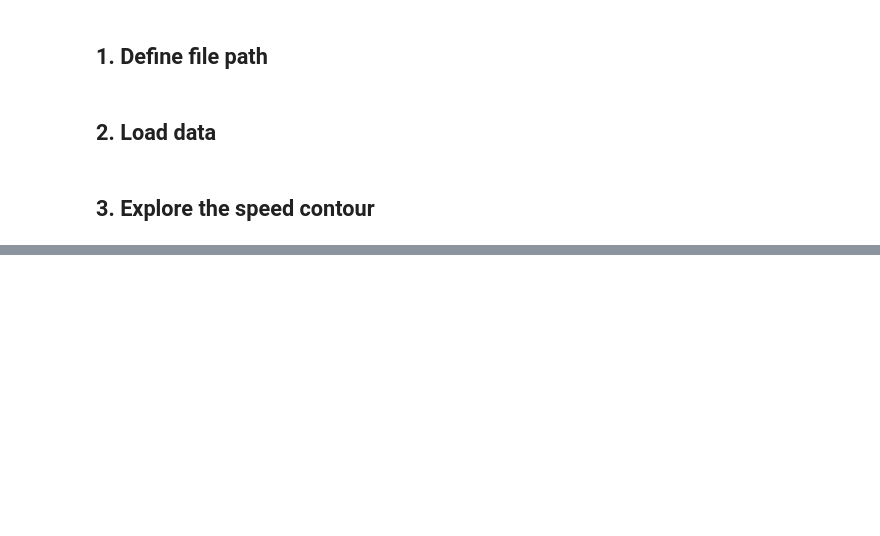
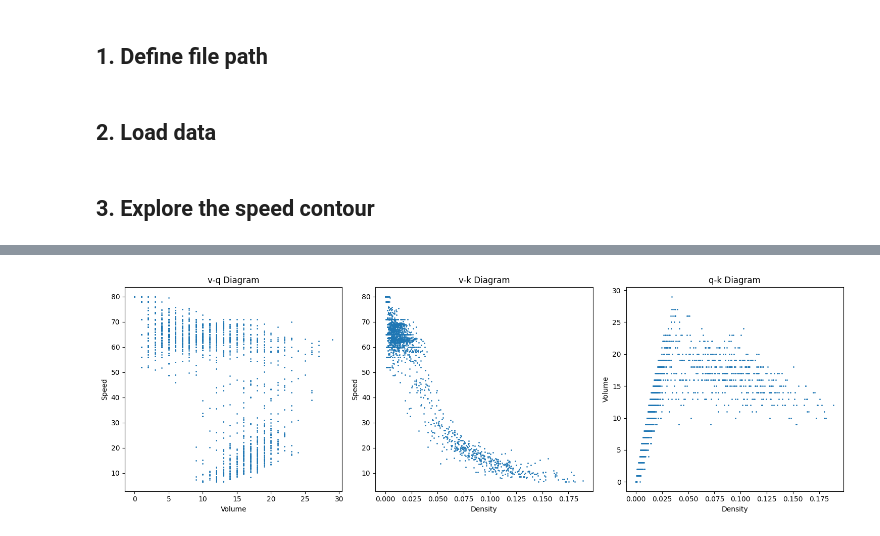
Before and after one commit to jingxuehan0707/ce593, a Jupyter notebook: project_task_03.ipynb, the cells around one changed output, grey strips where cells are left out. Drawn from its saved outputs; the diff is of its cells as text; code cells hidden in the pictures; blank space fills up the shorter version.

```diff
--- a/project_task_03.ipynb
+++ b/project_task_03.ipynb
@@ -42,0 +81,14 @@ Index(['402136', '402737', '403316', '409720', '410545'], dtype='object')
+# %%
+# Get a random station
+random_number = np.random.randint(0, len(stations))
+random_station = stations[random_number]
+random_station = '410547'
+# %%
+# Get the speed, volume, and density of the random station
+random_station_speed = speed_contour_jammed[random_station]
+random_station_volume = volume_contour[random_station]
+random_station_density = density_contour[random_station]
+# %%
+# Create a DataFrame for the random station
+random_station_df = pd.DataFrame({'v': random_station_speed.values, 'q': random_station_volume.values, 'k': random_station_density.values})
+random_station_df.head()
@@ -42,0 +102,25 @@ Index(['402136', '402737', '403316', '409720', '410545'], dtype='object')
+# %%
+# Plot v-q, v-k, and q-k diagrams, add tile for all plots
+plt.figure(figsize=(15, 5))
+plt.subplot(131)
+plt.scatter(random_station_df['q'], random_station_df['v'], s=1)
+plt.xlabel('Volume')
+plt.ylabel('Speed')
+plt.title('v-q Diagram')
+
+plt.subplot(132)
+plt.scatter(random_station_df['k'], random_station_df['v'], s=1)
+plt.xlabel('Density')
+plt.ylabel('Speed')
+plt.title('v-k Diagram')
+
+plt.subplot(133)
+plt.scatter(random_station_df['k'], random_station_df['q'], s=1)
+plt.xlabel('Density')
+plt.ylabel('Volume')
+plt.title('q-k Diagram')
+
+plt.tight_layout()
+plt.show()
+# %% [output]
+[figure, added]
```
Also changed, not shown: parts of 9 cells of this notebook, 6 other files.
